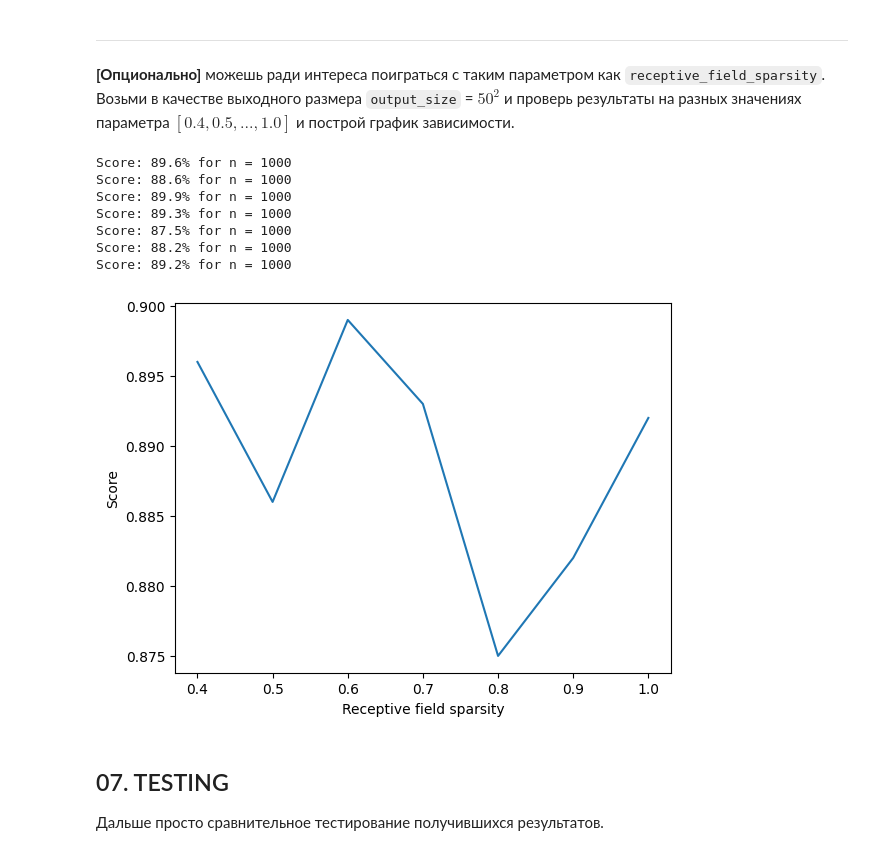
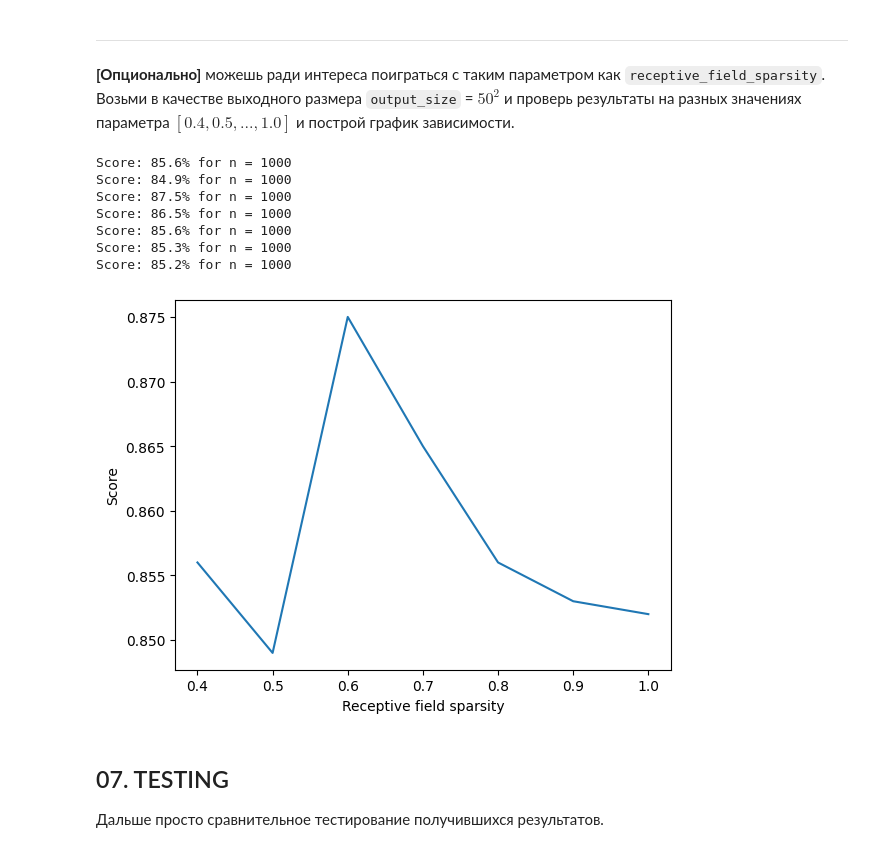
Before and after one commit to Rodyarad/cds_internship_tasks_sp, a Jupyter notebook: sp.ipynb, the cells around one changed output. Saved outputs shown, nothing was run; the diff lists cells and outputs as text; code cells hidden in the pictures.

Commit message:
fixed erorrs
The histogram has been fixed, the SP implementation has been fixed, the hitmap has been displayed

```diff
--- a/sp.ipynb
+++ b/sp.ipynb
@@ -419,18 +440,20 @@ class BoostedSpatialPooler:
         self.boost_sliding_window = boost_sliding_window
 
         self.receptive_field = round(self.input_size * self.receptive_field_sparsity)
-        self.synapses = np.zeros((self.output_size,self.input_size))
-        ind_of_input = np.tile(np.arange(0, self.input_size), (self.output_size, 1))
-        np.apply_along_axis(np.random.shuffle, 1, ind_of_input)
-        for index in range(self.output_size):
-          self.synapses[index,ind_of_input[index,:self.receptive_field]] = np.random.uniform(self.permanence_threshold-0.1,self.permanence_threshold+0.1, (self.receptive_field,))
+        #Генерация индексов входного изображения, с которыми будет связан каждый стобец
+        self.ind_of_input = np.tile(np.arange(0, self.input_size), (self.output_size, 1))
+        np.apply_along_axis(np.random.shuffle, 1, self.ind_of_input)
+        self.ind_of_input = self.ind_of_input[:,:self.receptive_field]
+        #Инициалзиация синапсов - генерация значений постоянства в окрестности permanence_threshold
+        #для каждого столбца
+        self.synapses = np.random.uniform(self.permanence_threshold-0.1,self.permanence_threshold+0.1, (self.output_size,self.receptive_field))
         self.max_boost_factor = max_boost_factor
         self.boosting_factors = np.ones(self.output_size)
         self.activ_time_avg = np.zeros(self.output_size)
         self.boost_strength = 1
         self.activ = np.zeros(self.output_size)
         self.num_activ_col = round(self.output_size * self.output_sparsity)
-        self.count_active = []
+        self.count_active = np.zeros(self.output_size)
 
     def compute(self, dense_sdr, learn):
         '''
@@ -442,26 +465,27 @@ class BoostedSpatialPooler:
             a list of activated columns indices
         '''
 
-        overlap = np.sum((self.synapses[:, dense_sdr.astype(bool)] >= self.permanence_threshold), axis=1) * self.boosting_factors
+        mask = self.synapses*dense_sdr[self.ind_of_input] >= self.permanence_threshold
+        overlap = np.sum(mask, axis=1) * self.boosting_factors
         activated_cols = np.argpartition(overlap, -self.num_activ_col)[-self.num_activ_col:]
         self.n_active_bits = len(activated_cols)
-        self.count_active = np.concatenate([self.count_active, activated_cols])
+        self.count_active[activated_cols]+=1
 
         self.activ = np.zeros(self.output_size)
         self.activ[activated_cols] = 1
-        self.count_active = np.concatenate([self.count_active, activated_cols])
+
 
 
 
         if learn:
-          activated_mask = (self.synapses[activated_cols] >= self.permanence_threshold) & dense_sdr.astype(bool)
-          self.synapses[activated_cols][activated_mask] += self.synapse_permanence_deltas[0]
-          self.synapses[activated_cols][~activated_mask] -= self.synapse_permanence_deltas[1]
+          self.synapses[mask] += self.synapse_permanence_deltas[0]
+          self.synapses[~mask] -= self.synapse_permanence_deltas[1]
           np.clip(self.synapses[activated_cols], 0, 1, out=self.synapses[activated_cols])
 
           self.activ_time_avg = (self.activ + (self.boost_sliding_window-1)*self.activ_time_avg)/self.boost_sliding_window
-          activ_avg = (np.sum(self.activ_time_avg) - self.activ_time_avg) / (self.activ_time_avg.shape[0] - 1)
-          self.boosting_factors = np.clip(np.exp(self.boost_strength * (activ_avg - self.activ_time_avg)), 1/self.max_boost_factor, self.max_boost_factor)
+          neighbours_avg = (np.sum(self.activ_time_avg) - self.activ_time_avg) / (self.activ_time_avg.shape[0] - 1)
+          self.boosting_factors = np.clip(np.exp(self.boost_strength *
+           (neighbours_avg- self.activ_time_avg)), 1/self.max_boost_factor, self.max_boost_factor)
 
 
         return activated_cols
@@ -532,7 +571,7 @@ n = 1000
 x_tr, y_tr = train_images[:n], train_labels[:n]
 x_tst, y_tst = test_images[:n], test_labels[:n]
 
-score = []
+score_boosting = []
 
 for size in range(10,61,5):
     np.random.seed(seed)
@@ -546,9 +585,4 @@ for size in range(10,61,5):
         max_boost_factor=2,
         boost_sliding_window=1000
     )
-    score.append(test_classification_with_sp(x_tr, y_tr, x_tst, y_tst, sp))
-
-plt.plot(np.arange(10,61,5)**2, score)
-plt.xlabel("Output_size")
-plt.ylabel("Score")
-plt.show()
+    score_boosting.append(test_classification_with_sp(x_tr, y_tr, x_tst, y_tst, sp))
@@ -571,38 +601,38 @@ __[Опционально]__ можешь ради интереса поигра
 # %%
 n = 1000
 x_tr, y_tr = train_images[:n], train_labels[:n]
 x_tst, y_tst = test_images[:n], test_labels[:n]
 
 score = []
-field_sparsities = np.arange(0.4,1.1,0.1)
+field_sparsities = np.round(np.arange(0.4, 1.1, 0.1), 1)
 
 for field_sparsity in field_sparsities:
   np.random.seed(seed)
   sp = BoostedSpatialPooler(
       input_size=train_images[0].size,
       output_size=50**2,
       permanence_threshold=.5,
       output_sparsity=.04,
       synapse_permanence_deltas=(.1, .03),
       receptive_field_sparsity=field_sparsity,
       max_boost_factor=2,
       boost_sliding_window=1000
   )
   score.append(test_classification_with_sp(x_tr, y_tr, x_tst, y_tst, sp))
 
 plt.plot(field_sparsities, score)
 plt.xlabel("Receptive field sparsity")
 plt.ylabel("Score")
 plt.show()
 # %% [output]
-Score: 89.6% for n = 1000
-Score: 88.6% for n = 1000
-Score: 89.9% for n = 1000
-Score: 89.3% for n = 1000
+Score: 85.6% for n = 1000
+Score: 84.9% for n = 1000
 Score: 87.5% for n = 1000
-Score: 88.2% for n = 1000
-Score: 89.2% for n = 1000
+Score: 86.5% for n = 1000
+Score: 85.6% for n = 1000
+Score: 85.3% for n = 1000
+Score: 85.2% for n = 1000
-[figure, old version]
+[figure, new version]
 # %% [markdown]
 ## 07. TESTING
 
```
Also changed, not shown: parts of 19 cells of this notebook.
